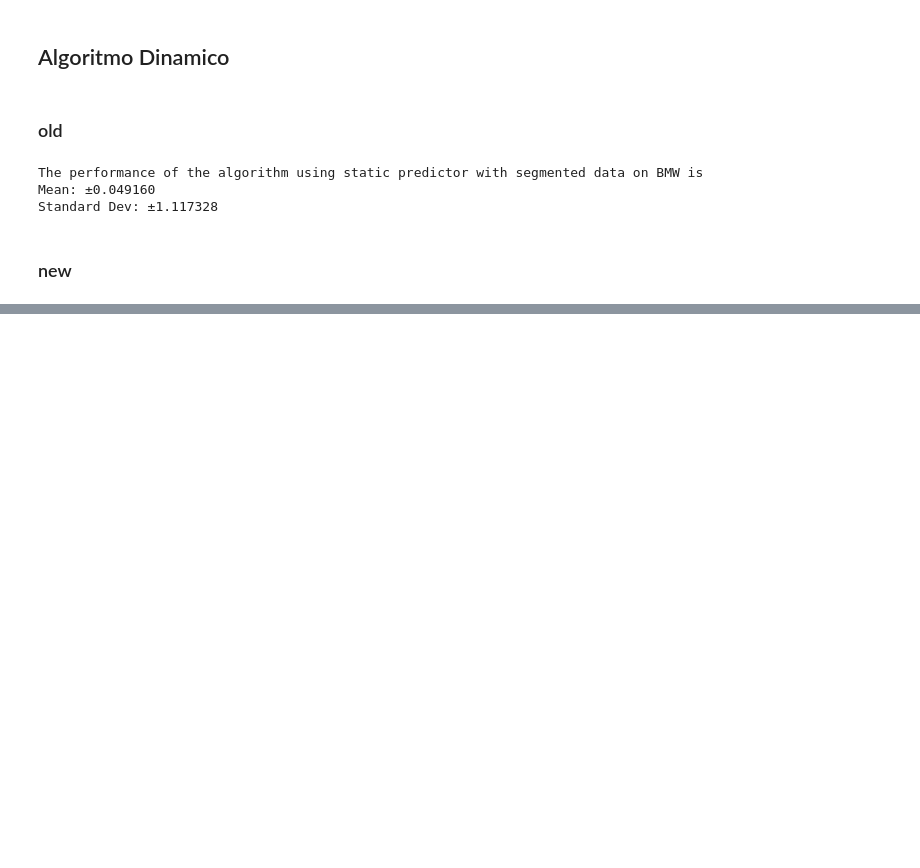
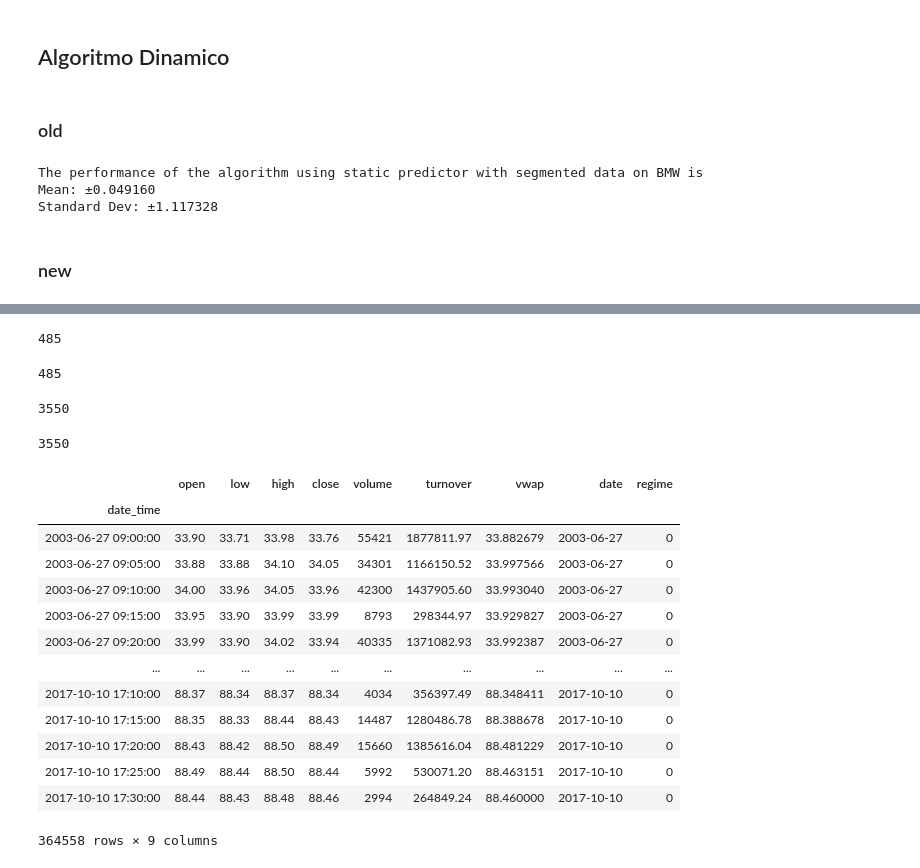
Before and after one commit to msanchezj/improve-execution-algos, a Jupyter notebook: Comparacion.ipynb, the cells around one changed output, grey strips where cells are left out. Drawn from its saved outputs; the diff is of its cells as text; code cells hidden in the pictures; blank space fills up the shorter version.

```diff
--- a/Comparacion.ipynb
+++ b/Comparacion.ipynb
@@ -737,0 +1076,16 @@ Standard Dev: ±1.117328
+# %%
+len(daily_test1)
+# %% [output]
+485
+# %%
+len(np.unique(intraday_test1.index.date))
+# %% [output]
+485
+# %%
+len(daily_train1)
+# %% [output]
+3550
+# %%
+len(np.unique(intraday_train1.index.date))
+# %% [output]
+3550
@@ -738,3 +1094,20 @@ Standard Dev: ±1.117328
 # %%
-intraday_train, intraday_test = split_train_test_data(regime_intraday, 2)
-daily_train, daily_test = split_train_test_data(regime_daily, 2)
+intraday_train, intraday_test = split_train_test_intraday(regime_intraday, 2)
+daily_train, daily_test = split_train_test_daily(regime_daily, 2)
+# %%
+intraday_train
+# %% [output]
+|  | open | low | high | close | volume | turnover | vwap | date | regime |
+| date_time |  |  |  |  |  |  |  |  |  |
+| 2003-06-27 09:00:00 | 33.90 | 33.71 | 33.98 | 33.76 | 55421 | 1877811.97 | 33.882679 | 2003-06-27 | 0 |
+| 2003-06-27 09:05:00 | 33.88 | 33.88 | 34.10 | 34.05 | 34301 | 1166150.52 | 33.997566 | 2003-06-27 | 0 |
+| 2003-06-27 09:10:00 | 34.00 | 33.96 | 34.05 | 33.96 | 42300 | 1437905.60 | 33.993040 | 2003-06-27 | 0 |
+| 2003-06-27 09:15:00 | 33.95 | 33.90 | 33.99 | 33.99 | 8793 | 298344.97 | 33.929827 | 2003-06-27 | 0 |
+| 2003-06-27 09:20:00 | 33.99 | 33.90 | 34.02 | 33.94 | 40335 | 1371082.93 | 33.992387 | 2003-06-27 | 0 |
+| ... | ... | ... | ... | ... | ... | ... | ... | ... | ... |
+| 2017-10-10 17:10:00 | 88.37 | 88.34 | 88.37 | 88.34 | 4034 | 356397.49 | 88.348411 | 2017-10-10 | 0 |
+| 2017-10-10 17:15:00 | 88.35 | 88.33 | 88.44 | 88.43 | 14487 | 1280486.78 | 88.388678 | 2017-10-10 | 0 |
+| 2017-10-10 17:20:00 | 88.43 | 88.42 | 88.50 | 88.49 | 15660 | 1385616.04 | 88.481229 | 2017-10-10 | 0 |
+| 2017-10-10 17:25:00 | 88.49 | 88.44 | 88.50 | 88.44 | 5992 | 530071.20 | 88.463151 | 2017-10-10 | 0 |
+| 2017-10-10 17:30:00 | 88.44 | 88.43 | 88.48 | 88.46 | 2994 | 264849.24 | 88.460000 | 2017-10-10 | 0 |
+364558 rows × 9 columns
```
Also changed, not shown: parts of 78 cells of this notebook, 1 other file.
